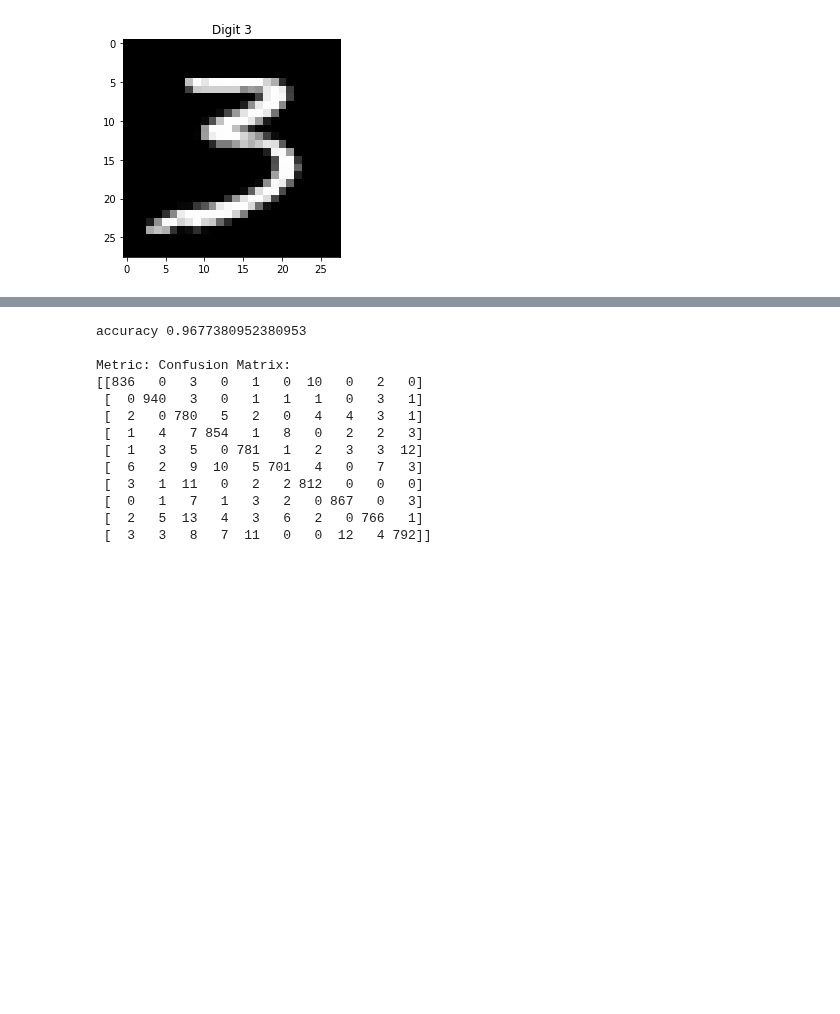
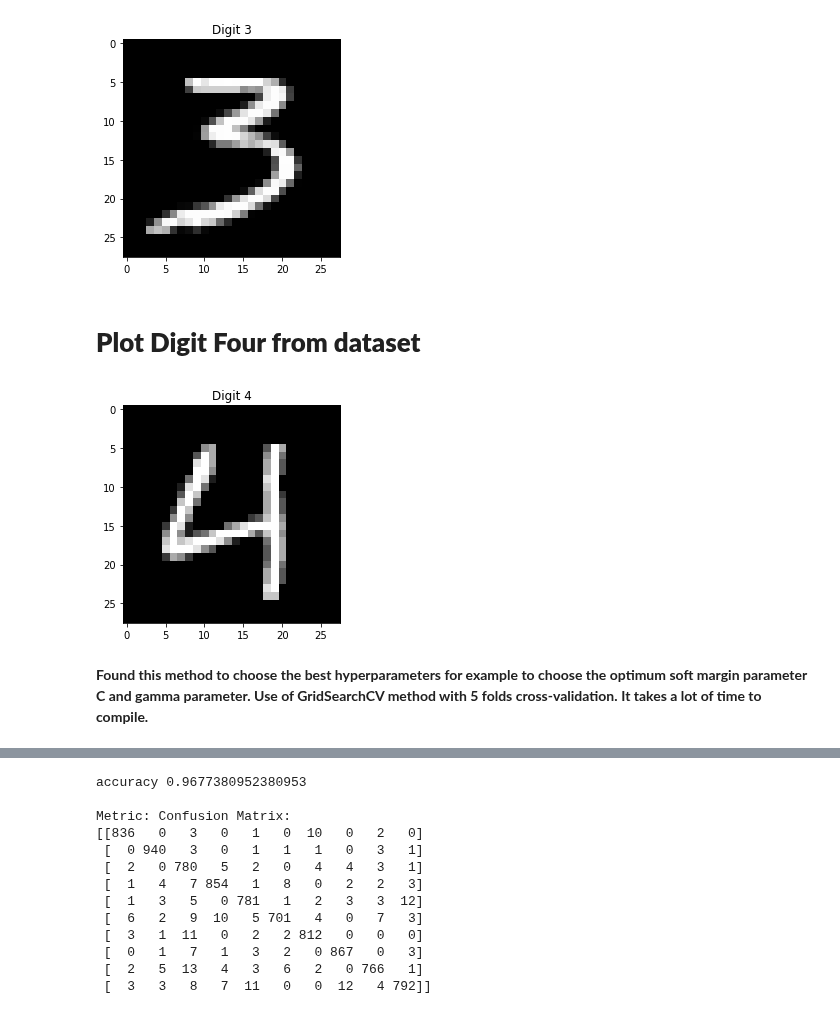
Before and after one commit to hellfireworld/MachineLearning, a Jupyter notebook: digit_recognizer.ipynb, the cells around one changed output, grey strips where cells are left out. Drawn from its saved outputs; the diff is of its cells as text; code cells hidden in the pictures; blank space fills up the shorter version.

```diff
--- a/digit_recognizer.ipynb
+++ b/digit_recognizer.ipynb
@@ -248 +257,17 @@ model = SVC(kernel="rbf")
+# %% [markdown]
+# **Plot Digit Four from dataset**
+# %%
+#four
+four = df.iloc[205, 1:]
+#print(four.shape)
+four = four.values.reshape(28, 28)
+plt.imshow(four, cmap='gray')
+plt.title("Digit 4")
+plt.show()
+# %% [output]
+[figure, added]
+# %% [markdown]
+**Found this method to choose the best hyperparameters for example to choose the optimum soft margin parameter C and gamma parameter.**
+**Use of GridSearchCV method with 5 folds cross-validation.**
+**It takes a lot of time to compile.**
 # %%
```
Also changed, not shown: parts of 29 cells of this notebook.
